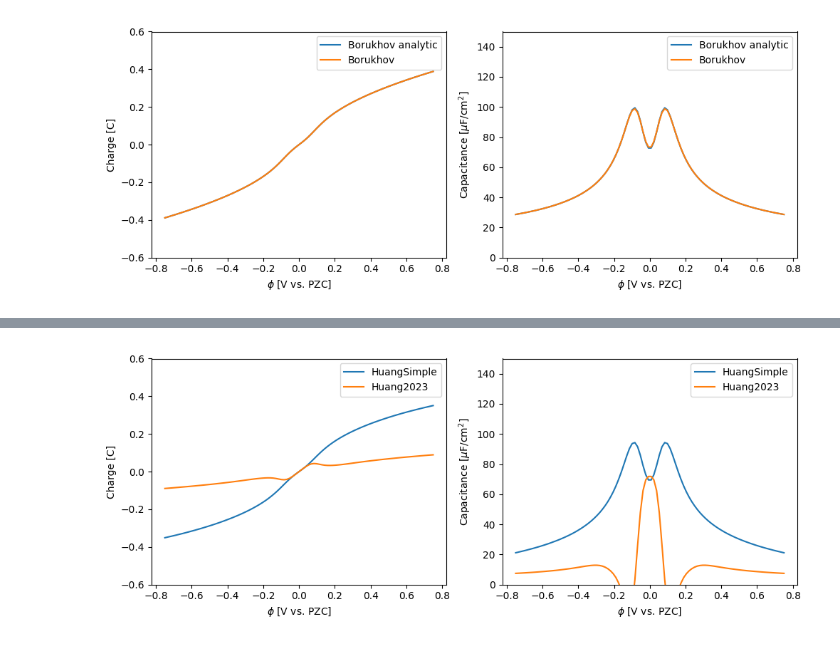
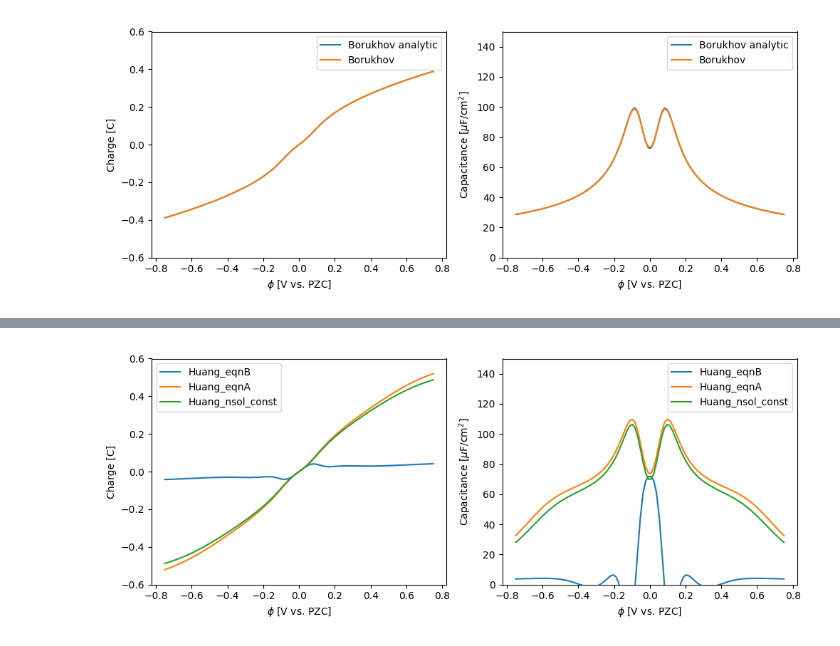
Before and after one commit to lucasdekam/frumkin, a Jupyter notebook: potential_sweeps.ipynb, the cells around one changed output, grey strips where cells are left out. Saved outputs shown, nothing was run; the diff lists cells and outputs as text; code cells hidden in the pictures.

```diff
--- a/potential_sweeps.ipynb
+++ b/potential_sweeps.ipynb
@@ -47,6 +41,14 @@ huang_nsol = sweep.numerical(huang, potentials, force_recalculation=True)
+# %%
+huang1 = models.Huang1(ion_concentration_molar, ion_diameter_m, ion_diameter_m, eps_r_opt=1)
+huang2 = models.Huang2(ion_concentration_molar, ion_diameter_m, ion_diameter_m, eps_r_opt=1)
+huang3 = models.Huang3(ion_concentration_molar, ion_diameter_m, ion_diameter_m, eps_r_opt=1)
+
+nsol1 = sweep.numerical(huang1, potentials, force_recalculation=True)
+nsol2 = sweep.numerical(huang2, potentials, force_recalculation=True)
+nsol3 = sweep.numerical(huang3, potentials, force_recalculation=True)
 # %%
-fig, ax = plotting.plot_potential_sweep([simple_nsol, huang_nsol])
+fig, ax = plotting.plot_potential_sweep([nsol1, nsol2, nsol3])
 plt.show()
 # %% [output]
-[figure, old version]
+[figure, new version]
 # %%
```
Also changed, not shown: parts of 6 cells of this notebook, 10 other files.
